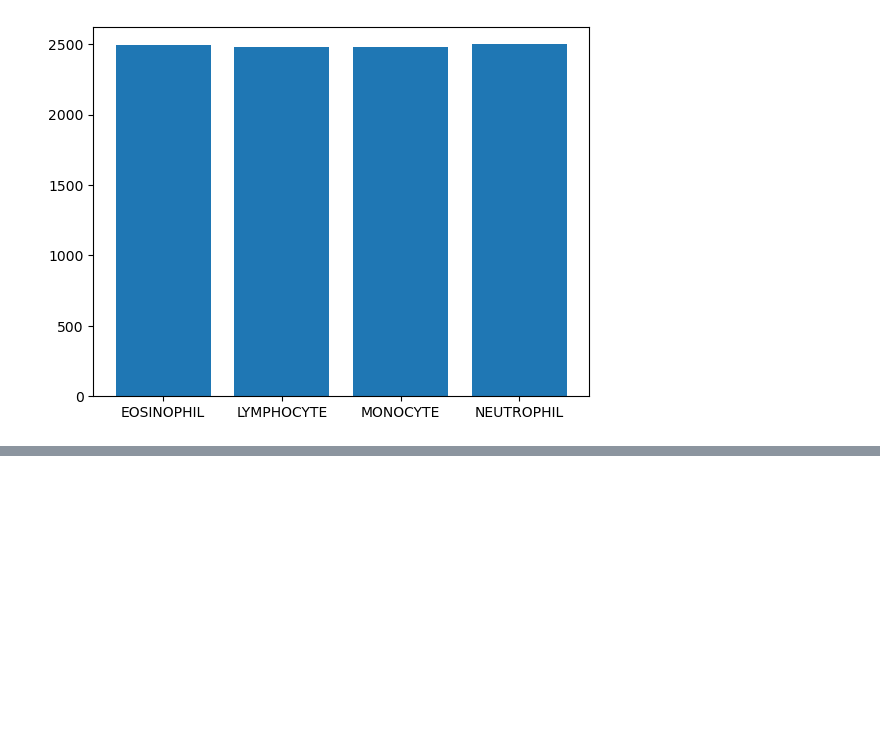
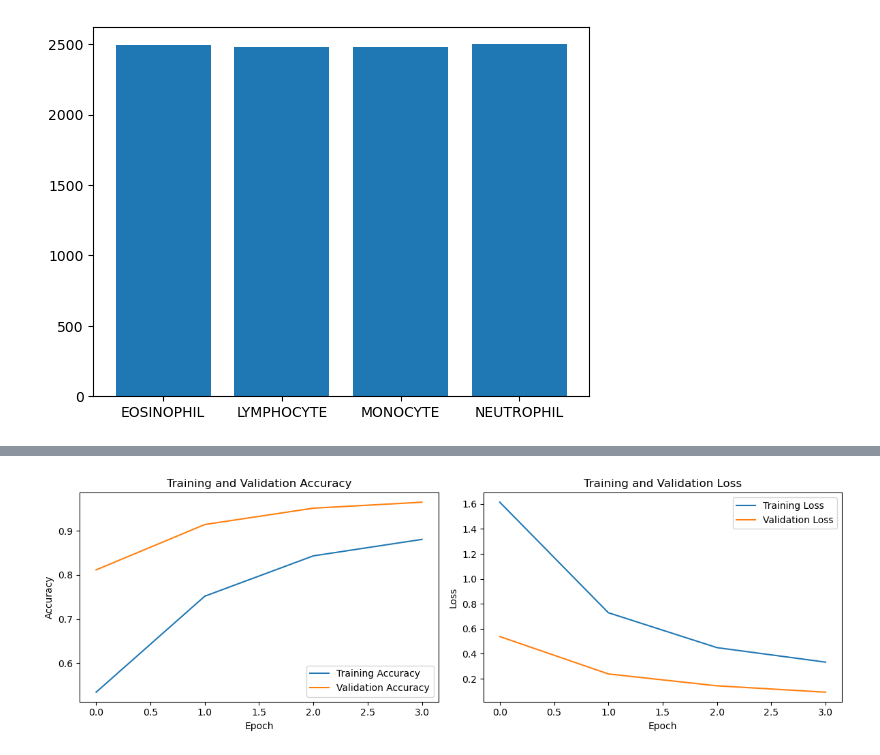
Before and after one commit to srheegit/bloodcell-classification, a Jupyter notebook: bloodcell-classification-tl.ipynb, the cells around one changed output, grey strips where cells are left out. Saved outputs shown, nothing was run; the diff lists cells and outputs as text; code cells hidden in the pictures; blank space fills up the shorter version.

```diff
--- a/bloodcell-classification-tl.ipynb
+++ b/bloodcell-classification-tl.ipynb
@@ -210,10 +143,9 @@ for layer in model_enet_tl.layers[-20:]:
 # recompile model
 model_enet_tl.compile(optimizer=keras.optimizers.Adam(1e-5),
                       loss=keras.losses.SparseCategoricalCrossentropy(from_logits=True),
-                      metrics=['accuracy']
+                      metrics=['accuracy'])
 
 # train
-history_enet_tuned = model_enet_tl.fit(X_val,
-                                       y_val,
+history_enet_tuned = model_enet_tl.fit(train_set,
                                        epochs=4,
-                                       validation_data=(X_val, y_val))
+                                       validation_data=val_set)
@@ -220,2 +161,6 @@ history_enet_tuned = model_enet_tl.fit(X_val,
+# %%
+visualize.visualize_history(history_enet_tuned)
+# %% [output]
+[figure, added]
 # %%
 # save weights
```
Also changed, not shown: parts of 21 cells of this notebook, 1 other file.
